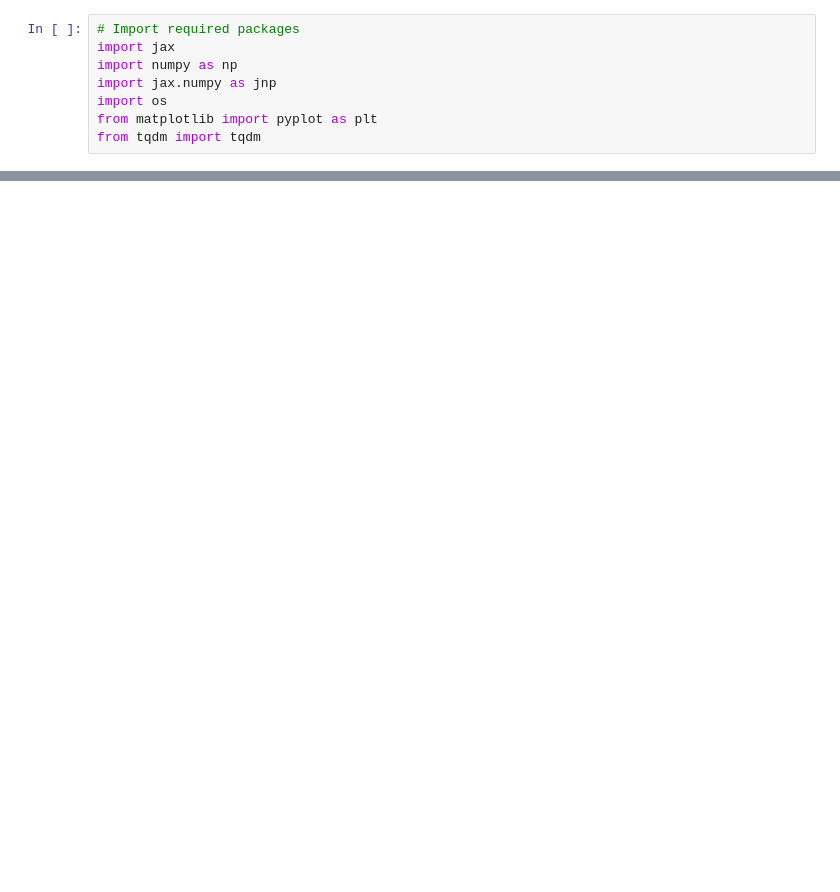
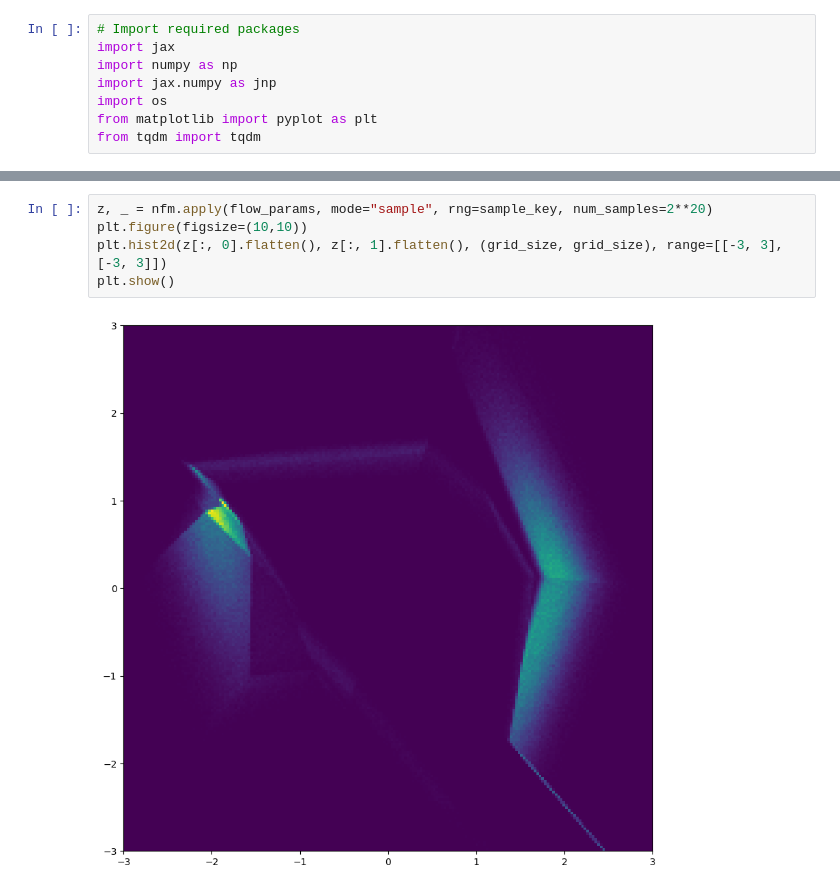
Before and after one commit to jeongsukchul/distributionally_robust_learning, a Jupyter notebook: learning/module/normalizing_flow/flow_test.ipynb, the cells around one changed output, grey strips where cells are left out. Saved outputs shown, nothing was run; the diff lists cells and outputs as text; blank space fills up the shorter version.

```diff
--- a/learning/module/normalizing_flow/flow_test.ipynb
+++ b/learning/module/normalizing_flow/flow_test.ipynb
@@ -59,0 +103,7 @@ ScopeParamNotFoundError: Could not find parameter named "loc" in scope "/q0". (h
+# %%
+z, _ = nfm.apply(flow_params, mode="sample", rng=sample_key, num_samples=2**20)
+plt.figure(figsize=(10,10))
+plt.hist2d(z[:, 0].flatten(), z[:, 1].flatten(), (grid_size, grid_size), range=[[-3, 3], [-3, 3]])
+plt.show()
+# %% [output]
+[figure, added]
```
Also changed, not shown: parts of 4 cells of this notebook, 4 other files.
